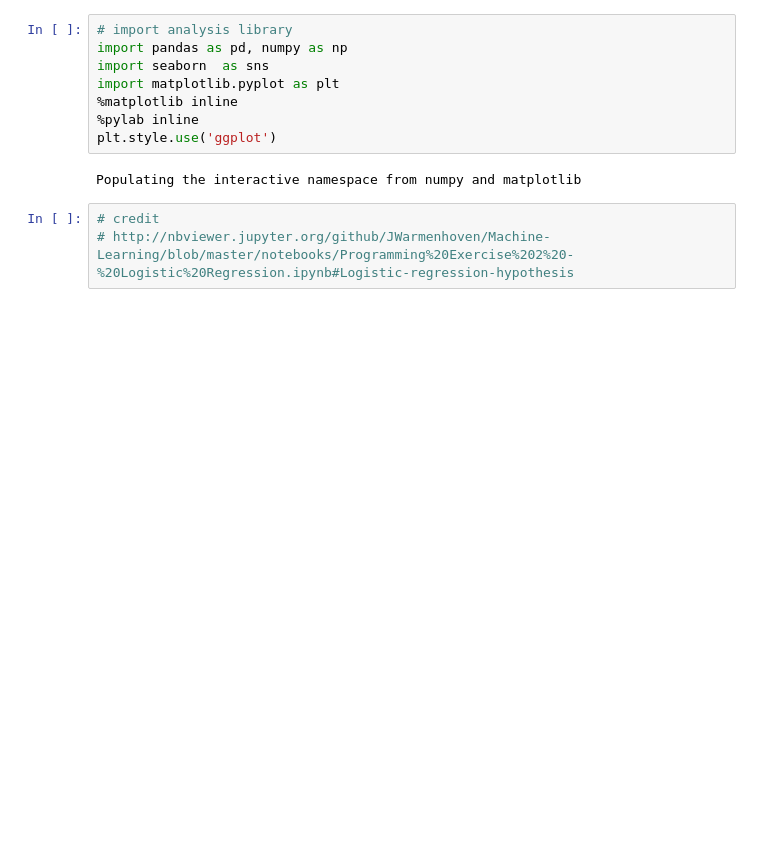
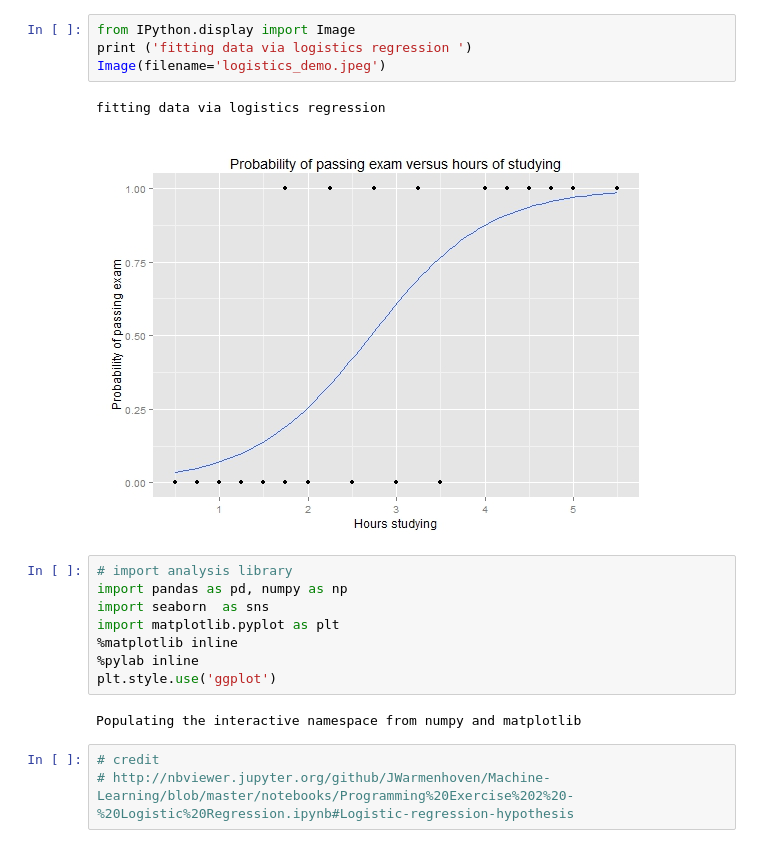
Before and after one commit to yennanliu/analysis, a Jupyter notebook: ML_/ML_Basic_LogisticsRegression.ipynb, the cells around one changed output. Cells and saved outputs as stored; diff of their text form; blank space fills up the shorter version.

```diff
--- a/ML_/ML_Basic_LogisticsRegression.ipynb
+++ b/ML_/ML_Basic_LogisticsRegression.ipynb
@@ -1,3 +60,10 @@
+# %%
+from IPython.display import Image
+print ('fitting data via logistics regression ')
+Image(filename='logistics_demo.jpeg')
+# %% [output]
+fitting data via logistics regression
+[figure, added]
 # %%
 # import analysis library
 import pandas as pd, numpy as np
```
Also changed, not shown: parts of 8 cells of this notebook, 1 other file.
